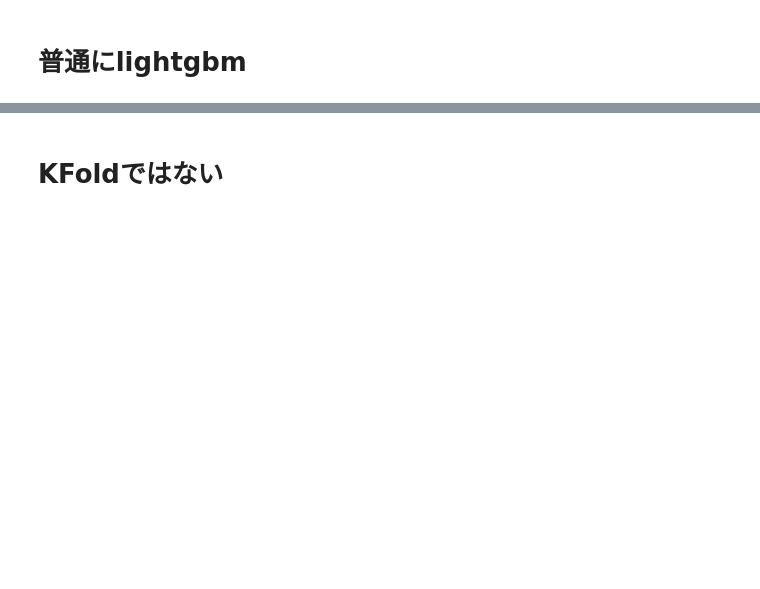
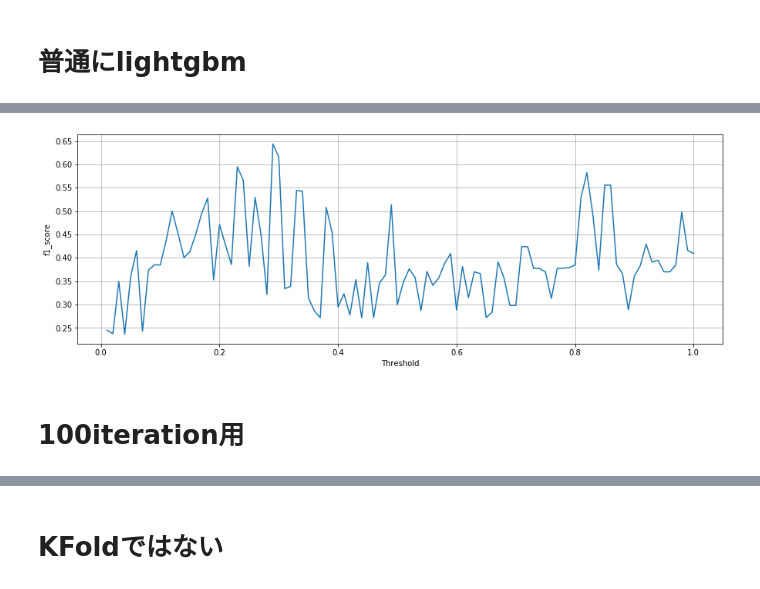
Before and after one commit to supikiti/soturon, a Jupyter notebook: modeling.ipynb, the cells around one changed output, grey strips where cells are left out. Saved outputs shown, nothing was run; the diff lists cells and outputs as text; code cells hidden in the pictures; blank space fills up the shorter version.

```diff
--- a/modeling.ipynb
+++ b/modeling.ipynb
@@ -40,6 +112,2 @@ print(len(df_copy), len(df_copy[df_copy['label'] != 0.0]), len(df_copy[df_copy['
 # %% [markdown]
 # 普通にlightgbm
-# %%
-X = df_copy.loc[:, [i for i in df_copy.columns if i != 'SPC_flux[mm]' and i != 'label']]
-print(X.columns)
-y = df_copy.loc[:, "label"]
@@ -219,0 +114,27 @@ plt.savefig("tsne_result:{}".format(for_label))
+# %%
+def fix_df(df_resampled, th_spc):
+    columns = ['ピッチ (度)', 'Relative wind speed[m/s]', '相対風速 (m/s)_cos', '相対風速 (m/s)_sin', 'Speed[knot]', 'SPC_flux[mm]', 'mwp', 't2m', 'sst', 'swh', 'u10', 'v10', 'relative_wind_y', 'label', 'tp']
+    columns.extend([i+1 for i in range(30)])
+    columns.extend(['Relative_wind_direction[deg]', 'Relative wave direction[deg]', 'Speed[m/s]', 'encounter cycle', 'wave_length', 'ratio'])
+    df_resampled = df_resampled.loc[:, columns]
+
+    SPC_mean = df_resampled['SPC_flux[mm]'].resample("min").mean()
+    df_resampled_minute = df_resampled.resample("min").nearest()
+    df_resampled_hour = df_resampled.resample("H").nearest()
+    df_resampled_hour['tp'] = df_resampled_hour['tp'] * 3600
+    df_resampled_minute['tp'] = df_resampled_minute['tp'] * 3600
+    df_resampled_minute = df_resampled_minute[df_resampled_minute['tp'] < (0.01 / 1000) / 60]
+    df_resampled_hour = df_resampled_hour[df_resampled_hour['tp'] < (0.01 / 1000)]
+    df_resampled = df_resampled[df_resampled['tp'] < (0.01 / 1000) / 3600]
+    df_copy = df_resampled_minute
+    df_copy['SPC_flux[mm]'] = SPC_mean
+    #df_copy = df_resampled.copy()
+    # 飛沫データのラベリング
+    spray_all = np.array(df_copy['SPC_flux[mm]'])
+    #print(df_copy['SPC_flux[mm]'].describe())
+    # 飛沫発生ならlabel=1, 飛沫0.0ならlabel=0
+    spc_label = [1 if i > th_spc else 0 for i in spray_all]
+    df_copy['label'] = spc_label
+    #print(len(df_copy), len(df_copy[df_copy['label'] != 0.0]), len(df_copy[df_copy['label'] != 0.0]) / len(df_copy) * 100)
+    df_copy = df_copy.rename(columns={'ピッチ (度)':'pitch', '相対風速 (m/s)_sin':'relative_wind_sin', '相対風速 (m/s)_cos':'relative_wind_cos'})
+    return df_copy
@@ -220 +362,12 @@ plt.savefig("tsne_result:{}".format(for_label))
+# %%
+plt.figure(figsize=(15, 5))
+plt.plot(th_spc_all, f_score_all)
+plt.grid(True)
+plt.xlabel("Threshold")
+plt.ylabel("f1_score")
+plt.savefig("threshold.png")
+# %% [output]
+[figure, added]
+# %% [markdown]
+# 100iteration用
 # %%
```
Also changed, not shown: parts of 27 cells of this notebook, 5 other files.
